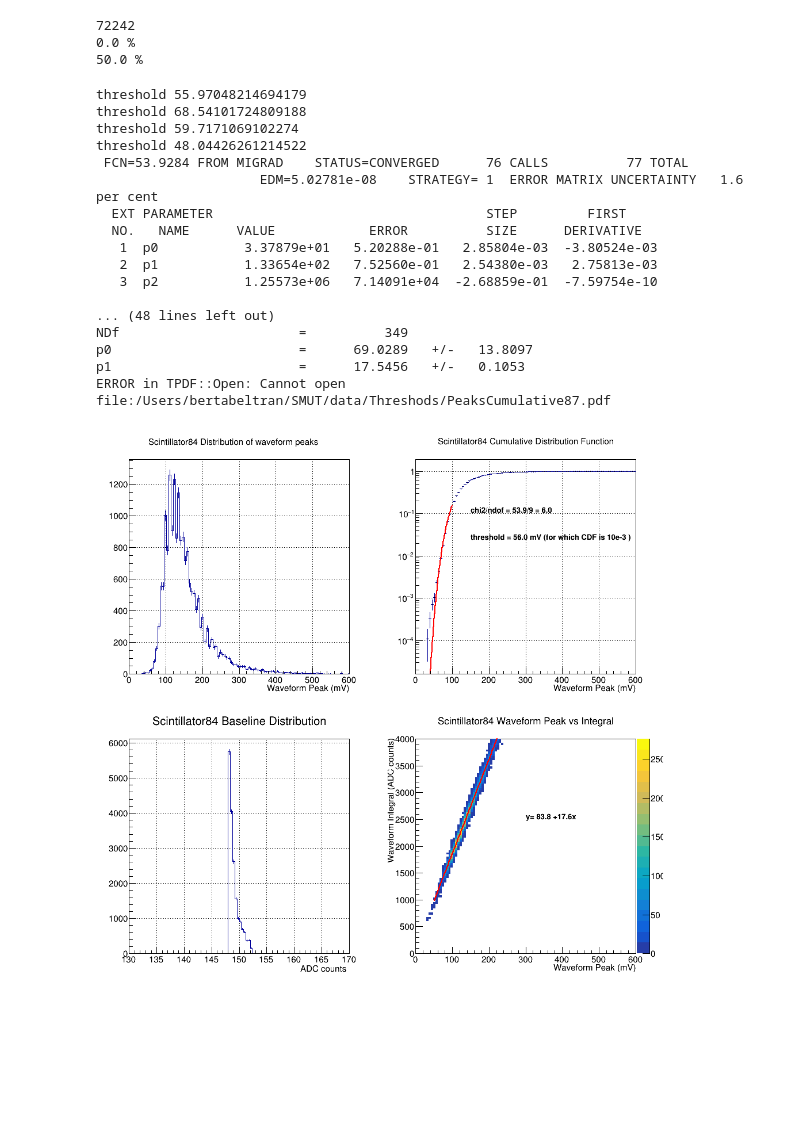
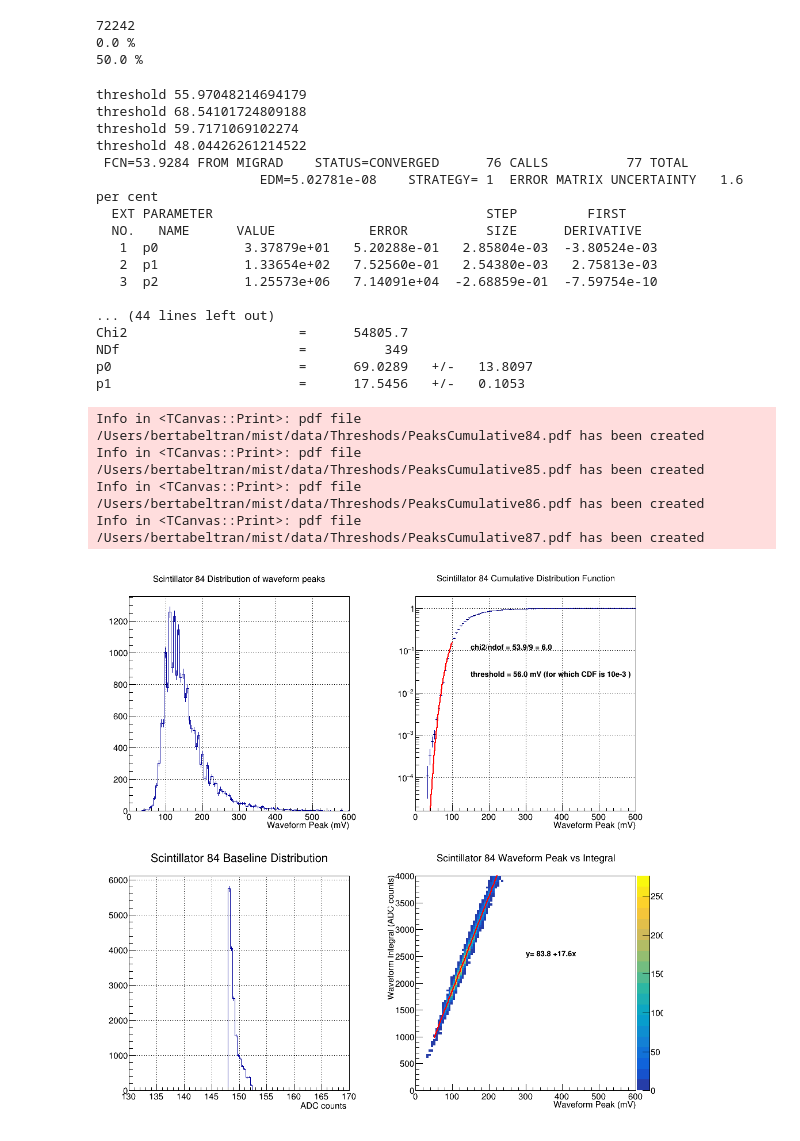
Before and after one commit to bertabl/mist, a Jupyter notebook: PlotHistogramWaveformsPeak.ipynb, the cells around one changed output. Saved outputs shown, nothing was run; the diff lists cells and outputs as text; code cells hidden in the pictures; blank space fills up the shorter version.

```diff
--- a/PlotHistogramWaveformsPeak.ipynb
+++ b/PlotHistogramWaveformsPeak.ipynb
@@ -100,7 +100,7 @@ for chn in range(0,4):
     canvas[chn].Divide(2,2);
     canvas[chn].cd(1);
     gPad.SetGrid();
-    max_height_chn[chn].SetTitle("Scintillator{} Distribution of waveform peaks".format(scint_list[chn]))
+    max_height_chn[chn].SetTitle("Scintillator {} Distribution of waveform peaks".format(scint_list[chn]))
     max_height_chn[chn].GetXaxis().SetTitle("Waveform Peak (mV)")
     max_height_chn[chn].Draw("h")
 
@@ -127,7 +127,7 @@ for chn in range(0,4):
     # plot things
     gPad.SetLogy(1);
     gPad.SetGrid();
-    hist_cumu.SetTitle("Scintillator{} Cumulative Distribution Function".format(scint_list[chn]))
+    hist_cumu.SetTitle("Scintillator {} Cumulative Distribution Function".format(scint_list[chn]))
     hist_cumu.GetYaxis().SetTitleOffset(1)
     #hist_cumu.Draw("histo");
     hist_cumu.Draw();
@@ -143,7 +143,7 @@ for chn in range(0,4):
 
     canvas[chn].cd(3)
     gPad.SetGrid();
-    baseline_chn[chn].SetTitle("Scintillator{} Baseline Distribution".format(scint_list[chn]))
+    baseline_chn[chn].SetTitle("Scintillator {} Baseline Distribution".format(scint_list[chn]))
     baseline_chn[chn].GetXaxis().SetTitle(" ADC counts ")
     baseline_chn[chn].Draw("h")
 
@@ -154,38 +154,42 @@ for chn in range(0,4):
     x0=fit_func.GetParameter(0)
     x1=fit_func.GetParameter(1)
 
-    energy_scatt_chn[chn].SetTitle("Scintillator{} Waveform Peak vs Integral".format(scint_list[chn]))
+    energy_scatt_chn[chn].SetTitle("Scintillator {} Waveform Peak vs Integral".format(scint_list[chn]))
     energy_scatt_chn[chn].GetYaxis().SetTitle(" Waveform Integral (ADC counts)")
     energy_scatt_chn[chn].GetYaxis().SetTitleOffset(1.6)
     energy_scatt_chn[chn].GetXaxis().SetTitle(" Waveform Peak (mV)")
     energy_scatt_chn[chn].Draw("COLZ")
 
     latex4 = ROOT.TLatex()
     latex4.SetNDC()
     latex4.SetTextSize(0.03)
     latex4.DrawText(0.5,0.6,"y= %.1f +%0.1fx"%(x0,x1))
 
 
 
 
     canvas[chn].Draw()
-    canvas[chn].SaveAs("/Users/bertabeltran/SMUT/data/Threshods/PeaksCumulative{}.pdf".format(scint_list[chn]))
+    canvas[chn].SaveAs("/Users/bertabeltran/mist/data/Threshods/PeaksCumulative{}.pdf".format(scint_list[chn]))
 # %% [output]
 threshold 55.97048214694179
 threshold 68.54101724809188
 threshold 59.7171069102274
 threshold 48.04426261214522
  FCN=53.9284 FROM MIGRAD    STATUS=CONVERGED      76 CALLS          77 TOTAL
                      EDM=5.02781e-08    STRATEGY= 1  ERROR MATRIX UNCERTAINTY   1.6 per cent
   EXT PARAMETER                                   STEP         FIRST
   NO.   NAME      VALUE            ERROR          SIZE      DERIVATIVE
    1  p0           3.37879e+01   5.20288e-01   2.85804e-03  -3.80524e-03
    2  p1           1.33654e+02   7.52560e-01   2.54380e-03   2.75813e-03
    3  p2           1.25573e+06   7.14091e+04  -2.68859e-01  -7.59754e-10
 
-... (48 lines left out)
+... (44 lines left out)
+Chi2                      =      54805.7
 NDf                       =          349
 p0                        =      69.0289   +/-   13.8097
 p1                        =      17.5456   +/-   0.1053
-ERROR in TPDF::Open: Cannot open file:/Users/bertabeltran/SMUT/data/Threshods/PeaksCumulative87.pdf
+Info in <TCanvas::Print>: pdf file /Users/bertabeltran/mist/data/Threshods/PeaksCumulative84.pdf has been created
+Info in <TCanvas::Print>: pdf file /Users/bertabeltran/mist/data/Threshods/PeaksCumulative85.pdf has been created
+Info in <TCanvas::Print>: pdf file /Users/bertabeltran/mist/data/Threshods/PeaksCumulative86.pdf has been created
+Info in <TCanvas::Print>: pdf file /Users/bertabeltran/mist/data/Threshods/PeaksCumulative87.pdf has been created
-[figure, old version]
+[figure, new version]
```
Also changed, not shown: parts of 1 cell of this notebook, 1 other file.
